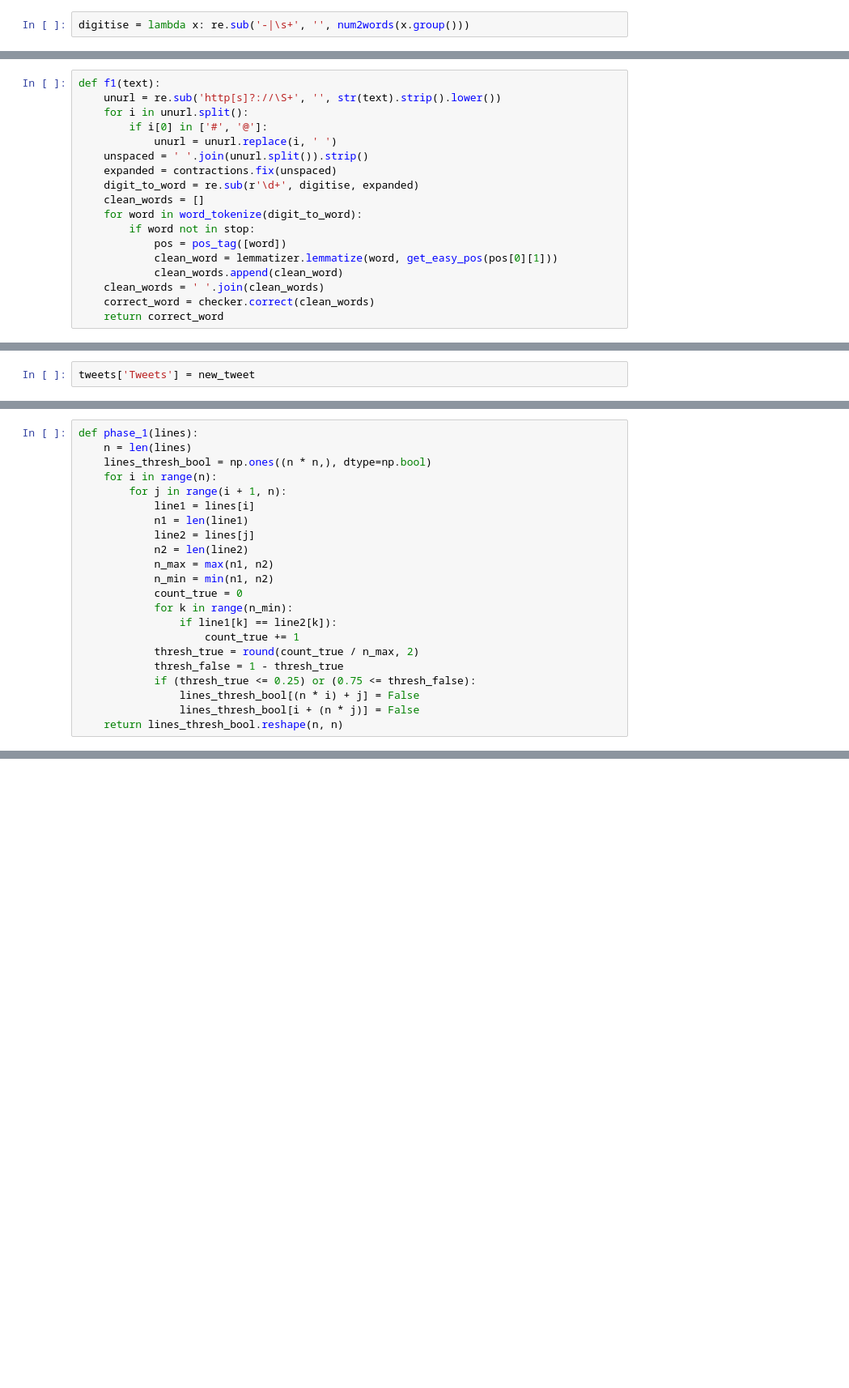
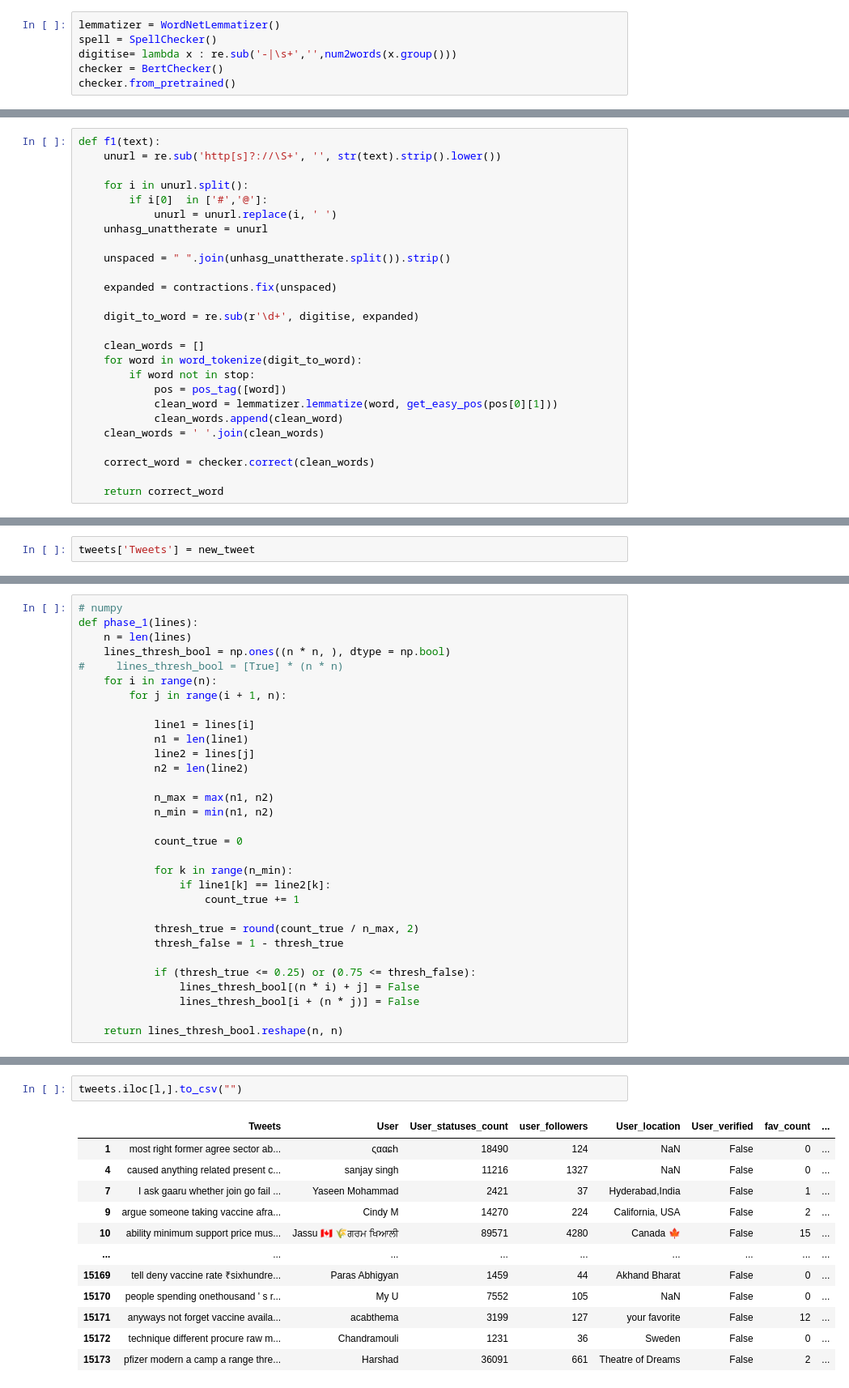
Before and after one commit to justchugh/covid_19, a Jupyter notebook: CODES/cleaning of tweet optimized.ipynb, the cells around one changed output, grey strips where cells are left out. Shown at 81% size. Saved outputs shown, nothing was run; the diff lists cells and outputs as text; blank space fills up the shorter version.

```diff
--- a/CODES/cleaning of tweet optimized.ipynb
+++ b/CODES/cleaning of tweet optimized.ipynb
@@ -63,2 +44,6 @@ spell = SpellChecker()
 # %%
-digitise = lambda x: re.sub('-|\s+', '', num2words(x.group()))
+lemmatizer = WordNetLemmatizer()
+spell = SpellChecker()
+digitise= lambda x : re.sub('-|\s+','',num2words(x.group()))
+checker = BertChecker()
+checker.from_pretrained()
@@ -65,12 +73,18 @@ digitise = lambda x: re.sub('-|\s+', '', num2words(x.group()))
 # %%
 def f1(text):
     unurl = re.sub('http[s]?://\S+', '', str(text).strip().lower())
+
     for i in unurl.split():
-        if i[0] in ['#', '@']:
+        if i[0]  in ['#','@']:
             unurl = unurl.replace(i, ' ')
-    unspaced = ' '.join(unurl.split()).strip()
+    unhasg_unattherate = unurl
+
+    unspaced = " ".join(unhasg_unattherate.split()).strip()
+
     expanded = contractions.fix(unspaced)
+
     digit_to_word = re.sub(r'\d+', digitise, expanded)
+
     clean_words = []
     for word in word_tokenize(digit_to_word):
         if word not in stop:
@@ -78,5 +92,7 @@ def f1(text):
             clean_word = lemmatizer.lemmatize(word, get_easy_pos(pos[0][1]))
             clean_words.append(clean_word)
     clean_words = ' '.join(clean_words)
+
     correct_word = checker.correct(clean_words)
+
     return correct_word
@@ -103,24 +140,33 @@ tweets.iloc[78, 0]
 # %%
+# numpy
 def phase_1(lines):
     n = len(lines)
-    lines_thresh_bool = np.ones((n * n,), dtype=np.bool)
+    lines_thresh_bool = np.ones((n * n, ), dtype = np.bool)
+#     lines_thresh_bool = [True] * (n * n)
     for i in range(n):
         for j in range(i + 1, n):
+
             line1 = lines[i]
             n1 = len(line1)
             line2 = lines[j]
             n2 = len(line2)
+
             n_max = max(n1, n2)
             n_min = min(n1, n2)
+
             count_true = 0
+
             for k in range(n_min):
-                if line1[k] == line2[k]):
+                if line1[k] == line2[k]:
                     count_true += 1
+
             thresh_true = round(count_true / n_max, 2)
             thresh_false = 1 - thresh_true
+
             if (thresh_true <= 0.25) or (0.75 <= thresh_false):
                 lines_thresh_bool[(n * i) + j] = False
                 lines_thresh_bool[i + (n * j)] = False
+
     return lines_thresh_bool.reshape(n, n)
 # %%
 def phase_2(lines, lines_thresh_bool):
@@ -159,0 +226,15 @@ refined_tweets, l = phase_2(a_tweets, lines_thresh_bool)
+# %%
+tweets.iloc[l,].to_csv("")
+# %% [output]
+|  | Tweets | User | User_statuses_count | user_followers | User_location | User_verified | fav_count | ... |
+| 1 | most right former agree sector ab... | ςααɕհ | 18490 | 124 | NaN | False | 0 | ... |
+| 4 | caused anything related present c... | sanjay singh | 11216 | 1327 | NaN | False | 0 | ... |
+| 7 | I ask gaaru whether join go fail ... | Yaseen Mohammad | 2421 | 37 | Hyderabad,India | False | 1 | ... |
+| 9 | argue someone taking vaccine afra... | Cindy M | 14270 | 224 | California, USA | False | 2 | ... |
+| 10 | ability minimum support price mus... | Jassu 🇨🇦 🌾ਗਰਮ ਖਿਆਲੀ | 89571 | 4280 | Canada 🍁 | False | 15 | ... |
+| ... | ... | ... | ... | ... | ... | ... | ... | ... |
+| 15169 | tell deny vaccine rate ₹sixhundre... | Paras Abhigyan | 1459 | 44 | Akhand Bharat | False | 0 | ... |
+| 15170 | people spending onethousand ' s r... | My U | 7552 | 105 | NaN | False | 0 | ... |
+| 15171 | anyways not forget vaccine availa... | acabthema | 3199 | 127 | your favorite | False | 12 | ... |
+| 15172 | technique different procure raw m... | Chandramouli | 1231 | 36 | Sweden | False | 0 | ... |
+| 15173 | pfizer modern a camp a range thre... | Harshad | 36091 | 661 | Theatre of Dreams | False | 2 | ... |
```
Also changed, not shown: parts of 48 cells of this notebook.
